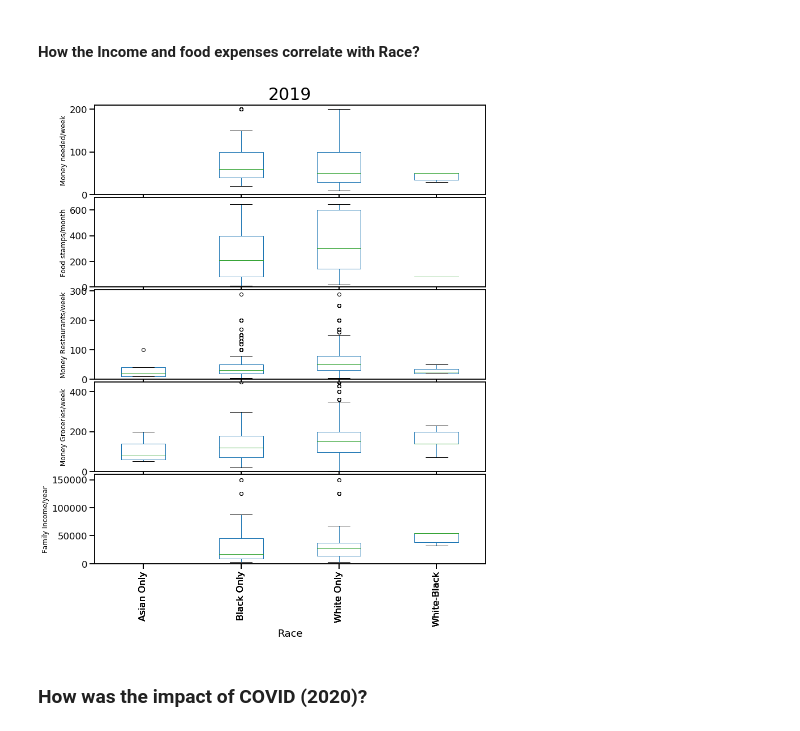
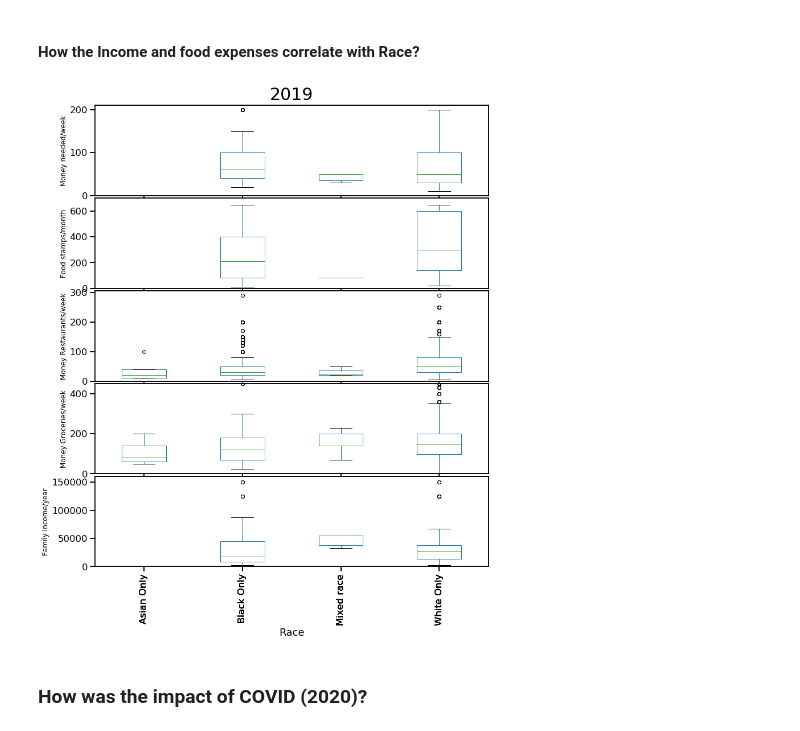
Before and after one commit to astronomilo/foodinsecurity, a Jupyter notebook: Notebooks/EDA_Prep/Team_27_EDA_Prep_20220227.ipynb, the cells around one changed output. Drawn from its saved outputs; the diff is of its cells as text; code cells hidden in the pictures.

Commit message:
fixed Mixed race

```diff
--- a/Notebooks/EDA_Prep/Team_27_EDA_Prep_20220227.ipynb
+++ b/Notebooks/EDA_Prep/Team_27_EDA_Prep_20220227.ipynb
@@ -669,7 +669,7 @@ Dict_Race = {1: 'White Only',
              3: 'American Indian, Alaskan Native Only',
              4: 'Asian Only',
              5: 'Hawaiian/Pacific Islander Only',
-             6: 'White-Black',
+             6: 'Mixed race',#'White-Black',
              7: 'White-AI',
              8: 'White-Asian',
             16: 'W-B-AI',
@@ -720,34 +720,34 @@ ax1.set_ylim(0,210)
 # Food stamps/month:
 FoodStamps.boxplot(column='FOODSTAMPS_AMT_PERMONTH',
                  by='RACE',grid=False, ax=ax2)
 ax2.set_ylabel('Food stamps/month', fontsize=12)
 ax2.set_title('')
 ax2.set_ylim(0,700)
 # Purchase Restaurants
 FoodRest.boxplot(column='HOUSEHOLD_PURCHASES_RESTAURANTS',
                  by='RACE',grid=False,ax=ax3)
 ax3.set_ylabel('Money Restaurants/week', fontsize=12)
 ax3.set_title('')
 ax3.set_ylim(0,305)
 # Purchases in Groceries / week
 FoodGroc.boxplot(column='HOUSEHOLD_PURCHASES_GROCERIES',
                  by='RACE',grid=False,ax=ax4)
 ax4.set_ylabel('Money Groceries/week', fontsize=12)
 ax4.set_title('')
 ax4.set_ylim(0,450)
 # Family Income
 FamInc.boxplot(column='FAMILY_INCOME',
                  by='RACE',grid=False, ax=ax5)
 ax5.set_ylabel('Family Income/year', fontsize=12)
 ax5.set_title('')
 ax5.set_ylim(0,160000)
 ax5.set_xlabel('Race')
 ax5.tick_params(axis='x', labelrotation = 90)
 
 fig.suptitle('2019',y=0.93, fontsize=30)
 plt.show()
 # %% [output]
-[figure, old version]
+[figure, new version]
 # %%
 # Create CSV files
 Race2019 = pd.concat([FoodNeed[['RACE','AMOUNT_NEEDED_TO_MEET_HOUSEHOLD_FOOD_NEED']],
```
Also changed, not shown: parts of 4 cells of this notebook, 1 other file.
